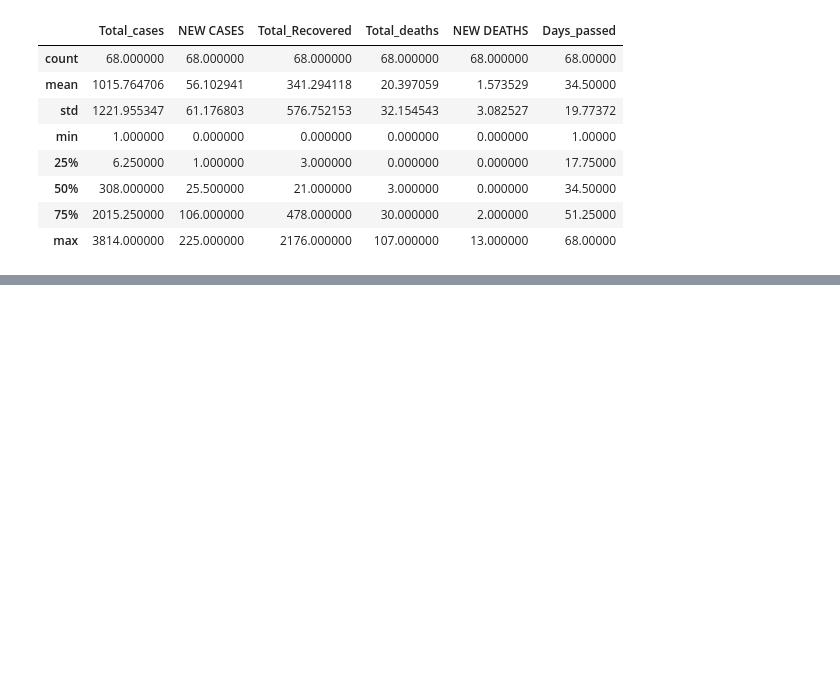
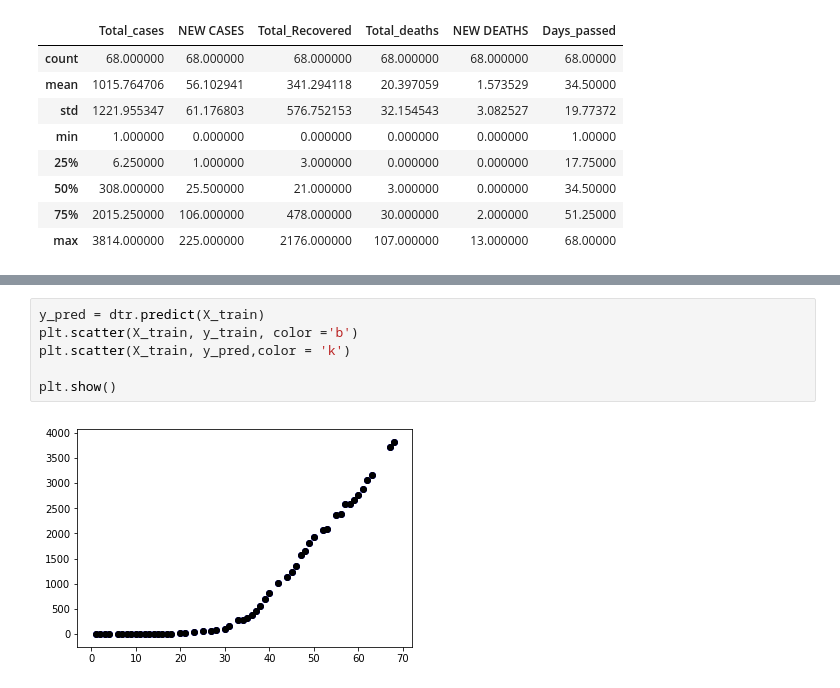
Before and after one commit to sushanth1999/BTP, a Jupyter notebook: START.ipynb, the cells around one changed output, grey strips where cells are left out. Drawn from its saved outputs; the diff is of its cells as text; blank space fills up the shorter version.

```diff
--- a/START.ipynb
+++ b/START.ipynb
@@ -114,0 +215,8 @@ data.describe()
+# %%
+y_pred = dtr.predict(X_train)
+plt.scatter(X_train, y_train, color ='b')
+plt.scatter(X_train, y_pred,color = 'k')
+
+plt.show()
+# %% [output]
+[figure, added]
```
Also changed, not shown: parts of 17 cells of this notebook.
